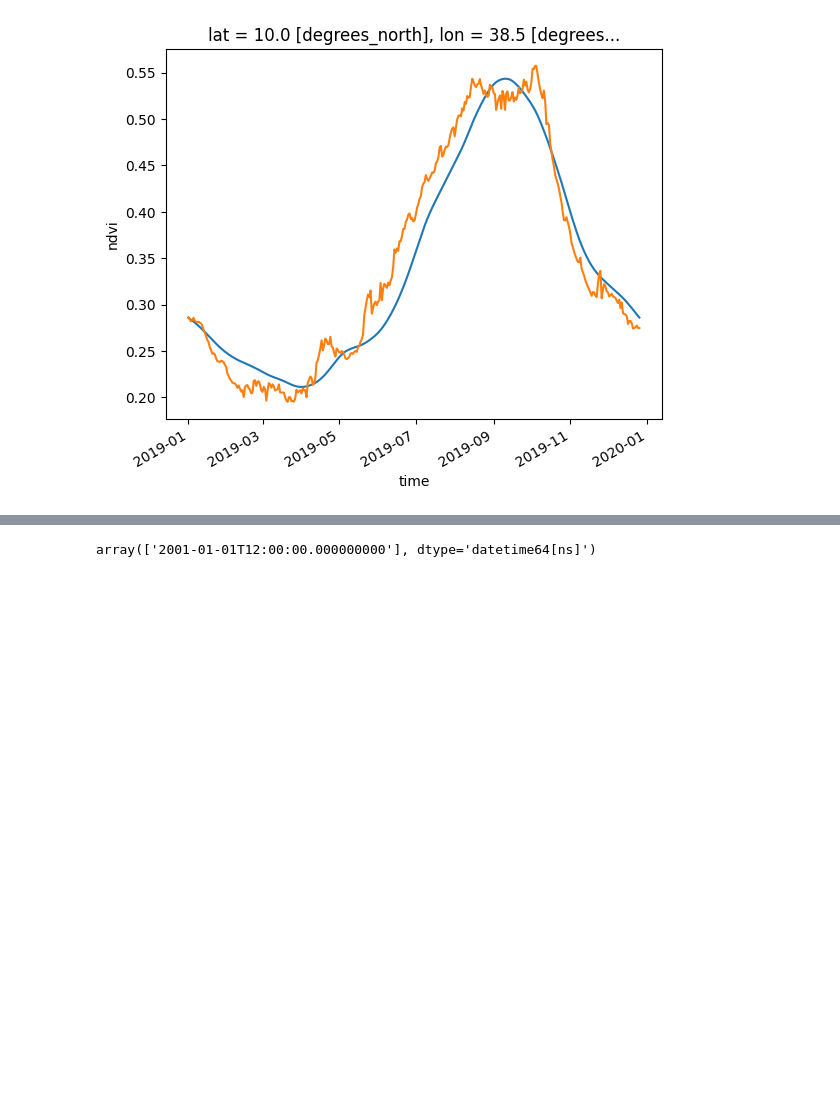
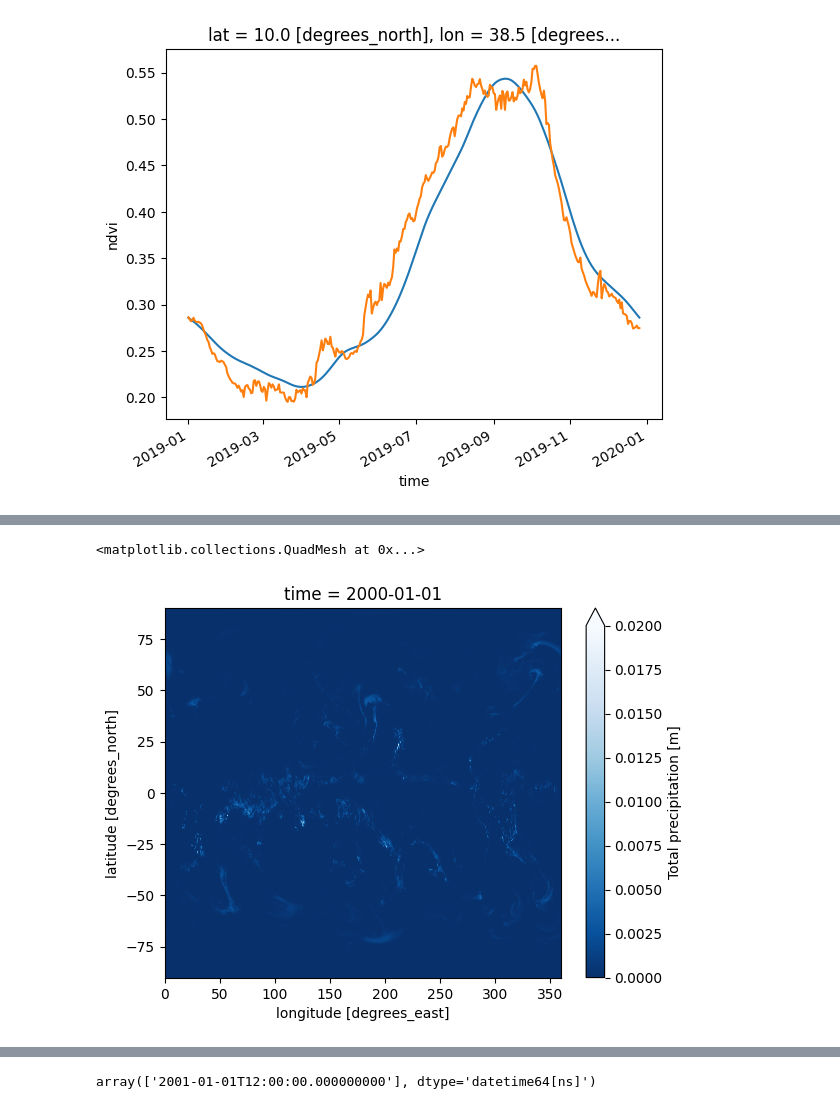
Before and after one commit to Riccardo7-DS/Indices_analysis, a Jupyter notebook: notebooks/model.ipynb, the cells around one changed output, grey strips where cells are left out. Drawn from its saved outputs; the diff is of its cells as text; code cells hidden in the pictures; blank space fills up the shorter version.

```diff
--- a/notebooks/model.ipynb
+++ b/notebooks/model.ipynb
@@ -685,0 +730,5 @@ Files matching 'NDVImean' restored from trash.
+# %%
+reanalysis["total_precipitation"].shift(time=1).sel(time="2000-01-01 00:00:00").plot(cmap="Blues_r", vmin=0, vmax=0.02)
+# %% [output]
+<matplotlib.collections.QuadMesh at 0x...>
+[figure, added]
```
Also changed, not shown: parts of 10 cells of this notebook, 4 other files.
